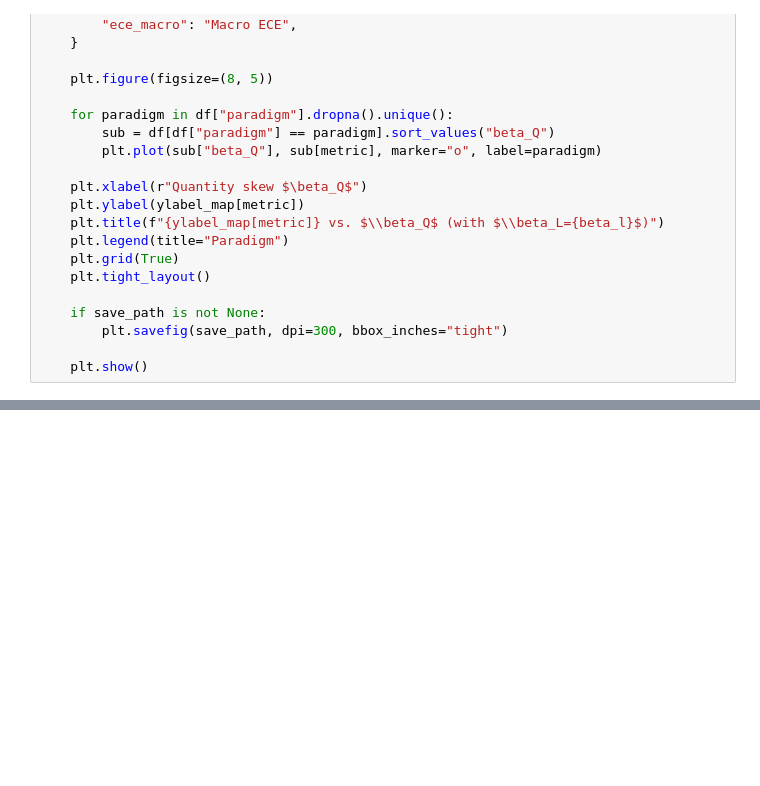
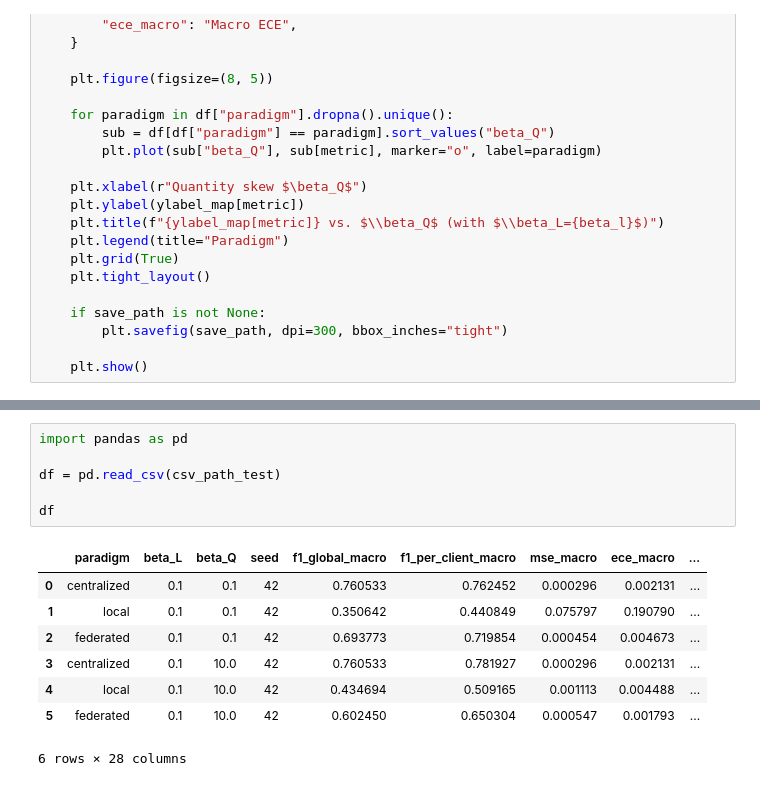
Before and after one commit to OskarJohnsen/Federated-dental-risk-vol2, a Jupyter notebook: src/fdrp/analysis/plot_docu.ipynb, the cells around one changed output, grey strips where cells are left out. Cells and saved outputs as stored; diff of their text form; blank space fills up the shorter version.

```diff
--- a/src/fdrp/analysis/plot_docu.ipynb
+++ b/src/fdrp/analysis/plot_docu.ipynb
@@ -227,0 +209,15 @@ plot_quantity_skew_metric(
+# %%
+import pandas as pd
+
+df = pd.read_csv(csv_path_test)
+
+df
+# %% [output]
+|  | paradigm | beta_L | beta_Q | seed | f1_global_macro | f1_per_client_macro | mse_macro | ece_macro | ... |
+| 0 | centralized | 0.1 | 0.1 | 42 | 0.760533 | 0.762452 | 0.000296 | 0.002131 | ... |
+| 1 | local | 0.1 | 0.1 | 42 | 0.350642 | 0.440849 | 0.075797 | 0.190790 | ... |
+| 2 | federated | 0.1 | 0.1 | 42 | 0.693773 | 0.719854 | 0.000454 | 0.004673 | ... |
+| 3 | centralized | 0.1 | 10.0 | 42 | 0.760533 | 0.781927 | 0.000296 | 0.002131 | ... |
+| 4 | local | 0.1 | 10.0 | 42 | 0.434694 | 0.509165 | 0.001113 | 0.004488 | ... |
+| 5 | federated | 0.1 | 10.0 | 42 | 0.602450 | 0.650304 | 0.000547 | 0.001793 | ... |
+6 rows × 28 columns
```
Also changed, not shown: parts of 2 cells of this notebook, 3 other files.
